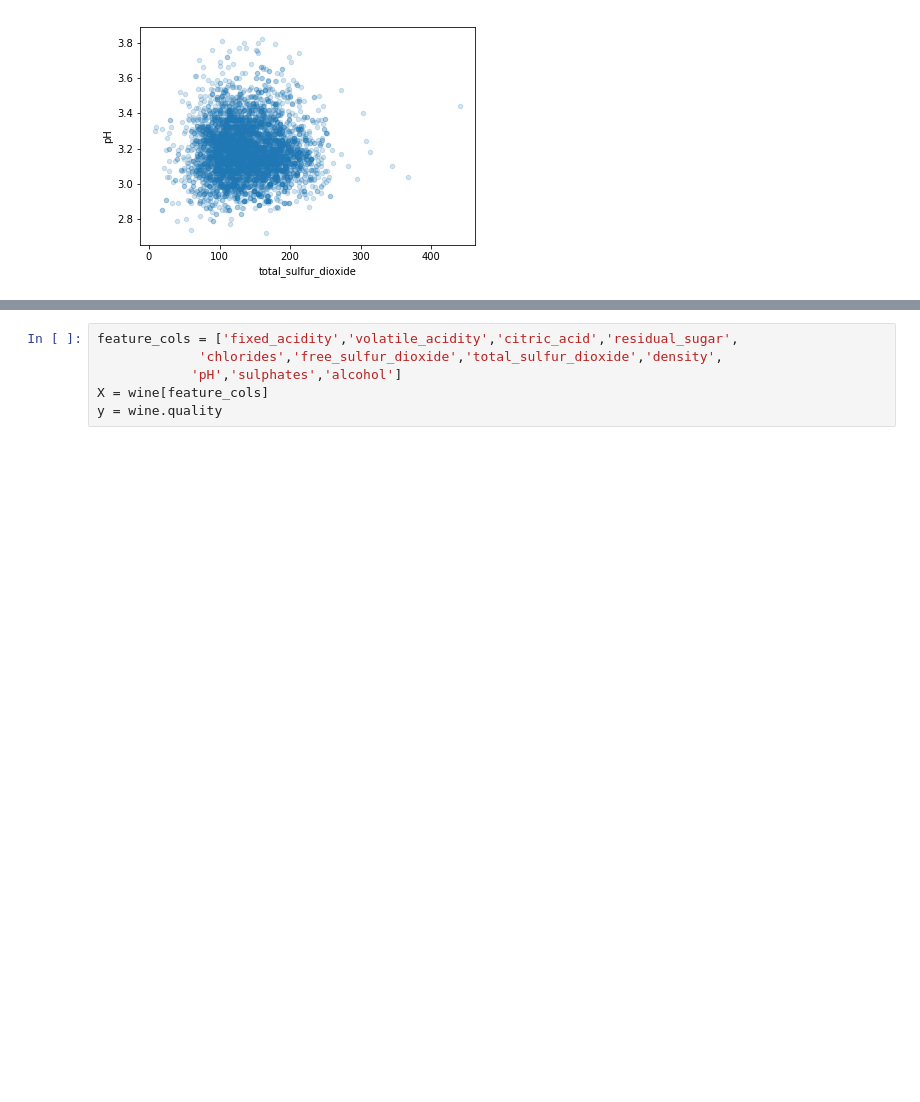
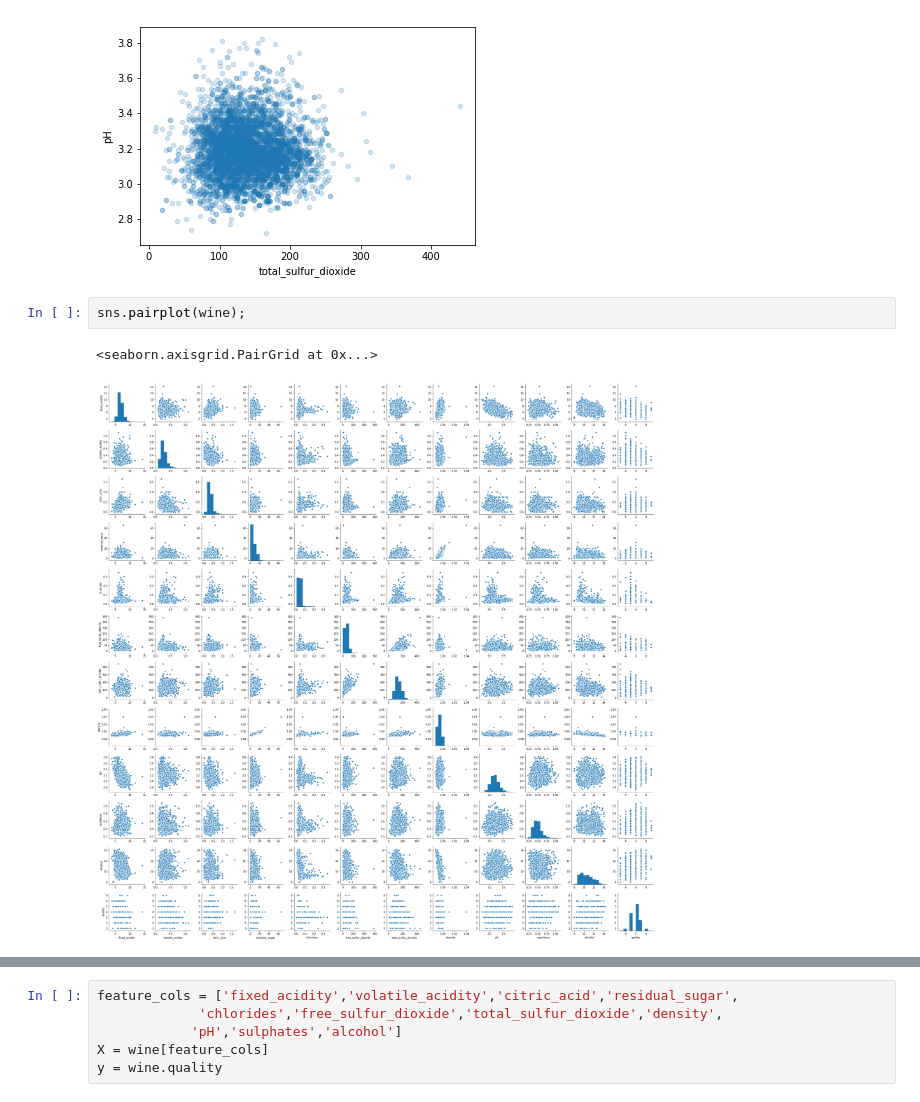
Before and after one commit to bckyling/bling_homework, a Jupyter notebook: final project/Final Project - Wine Quality.ipynb, the cells around one changed output, grey strips where cells are left out. Drawn from its saved outputs; the diff is of its cells as text; blank space fills up the shorter version.

```diff
--- a/final project/Final Project - Wine Quality.ipynb
+++ b/final project/Final Project - Wine Quality.ipynb
@@ -38,3 +38,8 @@ wine.rename(columns = {'fixed acidity':'fixed_acidity','volatile acidity':'volat
 wine.plot(kind='scatter', x='total_sulfur_dioxide', y='pH', alpha=0.2);
 # %% [output]
 [figure]
+# %%
+sns.pairplot(wine);
+# %% [output]
+<seaborn.axisgrid.PairGrid at 0x...>
+[figure, added]
```
Also changed, not shown: parts of 54 cells of this notebook, 3 other files.
